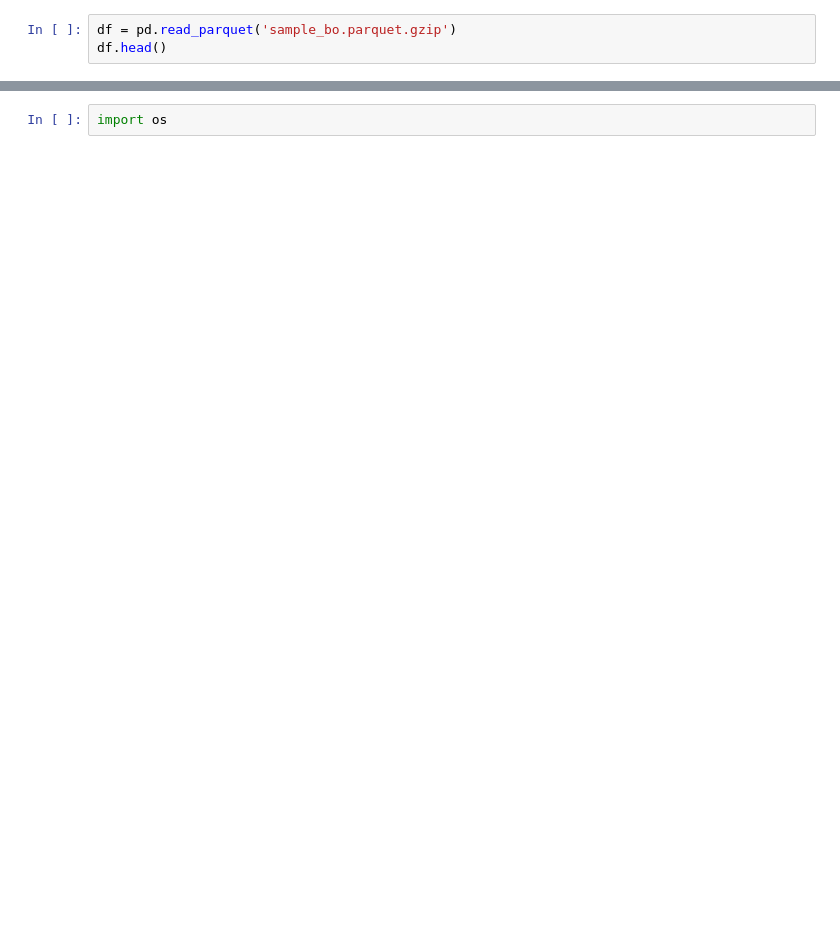
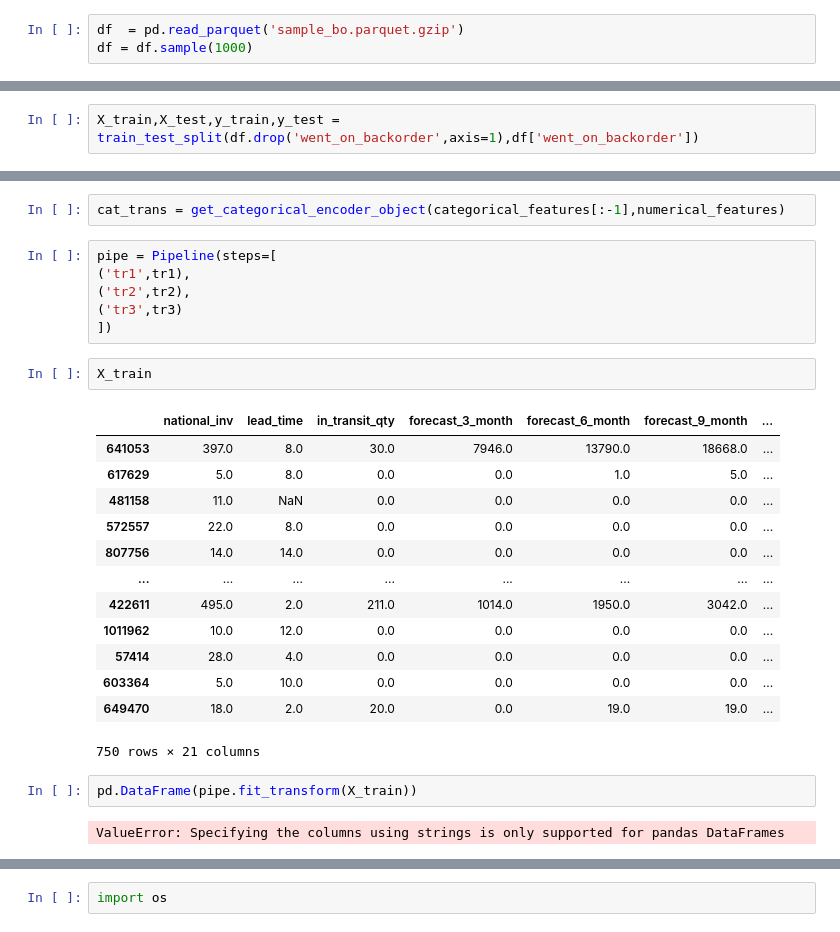
Before and after one commit to medashabari/BackorderPrediction, a Jupyter notebook: test.ipynb, the cells around one changed output, grey strips where cells are left out. Cells and saved outputs as stored; diff of their text form; blank space fills up the shorter version.

Commit message:
Completed DataTransformation

```diff
--- a/test.ipynb
+++ b/test.ipynb
@@ -3,3 +10,3 @@ import pandas as pd
 # %%
-df = pd.read_parquet('sample_bo.parquet.gzip')
-df.head()
+df  = pd.read_parquet('sample_bo.parquet.gzip')
+df = df.sample(1000)
@@ -13,0 +43,2 @@ df.head()
+# %%
+X_train,X_test,y_train,y_test = train_test_split(df.drop('went_on_backorder',axis=1),df['went_on_backorder'])
@@ -13,0 +143,28 @@ df.head()
+# %%
+cat_trans = get_categorical_encoder_object(categorical_features[:-1],numerical_features)
+# %%
+pipe = Pipeline(steps=[
+('tr1',tr1),
+('tr2',tr2),
+('tr3',tr3)
+])
+# %%
+X_train
+# %% [output]
+|  | national_inv | lead_time | in_transit_qty | forecast_3_month | forecast_6_month | forecast_9_month | ... |
+| 641053 | 397.0 | 8.0 | 30.0 | 7946.0 | 13790.0 | 18668.0 | ... |
+| 617629 | 5.0 | 8.0 | 0.0 | 0.0 | 1.0 | 5.0 | ... |
+| 481158 | 11.0 | NaN | 0.0 | 0.0 | 0.0 | 0.0 | ... |
+| 572557 | 22.0 | 8.0 | 0.0 | 0.0 | 0.0 | 0.0 | ... |
+| 807756 | 14.0 | 14.0 | 0.0 | 0.0 | 0.0 | 0.0 | ... |
+| ... | ... | ... | ... | ... | ... | ... | ... |
+| 422611 | 495.0 | 2.0 | 211.0 | 1014.0 | 1950.0 | 3042.0 | ... |
+| 1011962 | 10.0 | 12.0 | 0.0 | 0.0 | 0.0 | 0.0 | ... |
+| 57414 | 28.0 | 4.0 | 0.0 | 0.0 | 0.0 | 0.0 | ... |
+| 603364 | 5.0 | 10.0 | 0.0 | 0.0 | 0.0 | 0.0 | ... |
+| 649470 | 18.0 | 2.0 | 20.0 | 0.0 | 19.0 | 19.0 | ... |
+750 rows × 21 columns
+# %%
+pd.DataFrame(pipe.fit_transform(X_train))
+# %% [output]
+ValueError: Specifying the columns using strings is only supported for pandas DataFrames
```
Also changed, not shown: parts of 17 cells of this notebook, 7 other files.
